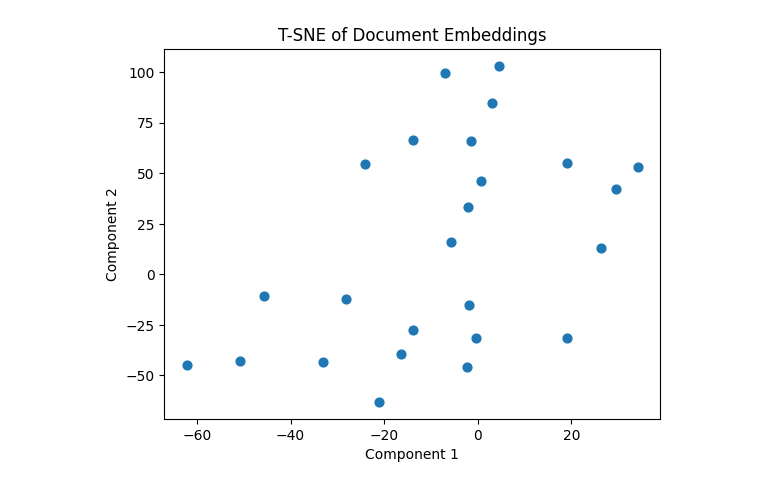
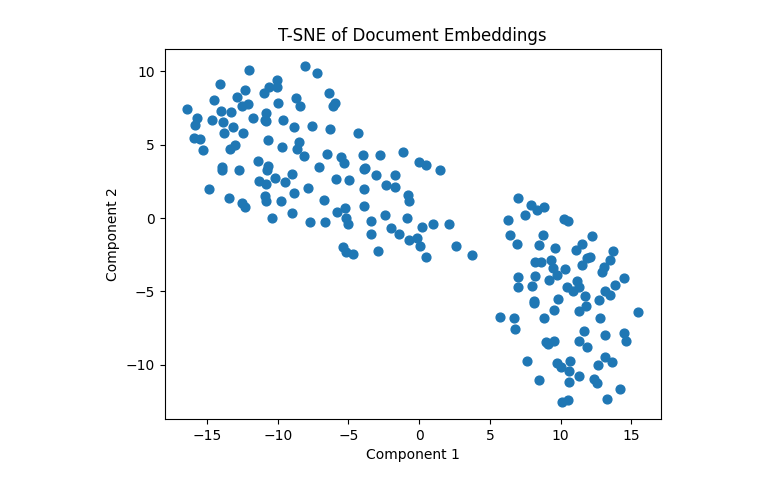
Before and after one commit to Modalities/ml_filter, a Jupyter notebook: notebooks/generate_emebddings.ipynb, the cells around one changed output. Cells and saved outputs as stored; diff of their text form; code cells hidden in the pictures.

```diff
--- a/notebooks/generate_emebddings.ipynb
+++ b/notebooks/generate_emebddings.ipynb
@@ -1,5 +1,5 @@
 # %%
 # Define the path to the configuration file for the embedding pipeline
-config_file_path = "data/configs/embeddings/25_test_documents_en_embedding_config.yaml"
+config_file_path = "data/configs/embeddings/200_de_embedding_config.yaml"
 # %%
 # Runs the embedding pipeline with the specified configuration file
@@ -37,22 +64,22 @@ all_embeddings = np.vstack(embeddings)
 # %%
 # Plot embeddings
 from sklearn.manifold import TSNE
 import matplotlib.pyplot as plt
 
 tsne = TSNE(
     n_components=2,
-    perplexity=5,
+    perplexity=30,
     learning_rate="auto",
     init="random",
     random_state=42,
 )
 
 emb_2d = tsne.fit_transform(all_embeddings)
 
 plt.scatter(emb_2d[:, 0], emb_2d[:, 1], s=40)
 plt.xlabel('Component 1')
 plt.ylabel('Component 2')
 plt.title("T-SNE of Document Embeddings")
 plt.show()
 # %% [output]
-[figure, old version]
+[figure, new version]
```
Also changed, not shown: parts of 1 cell of this notebook, 8 other files.
